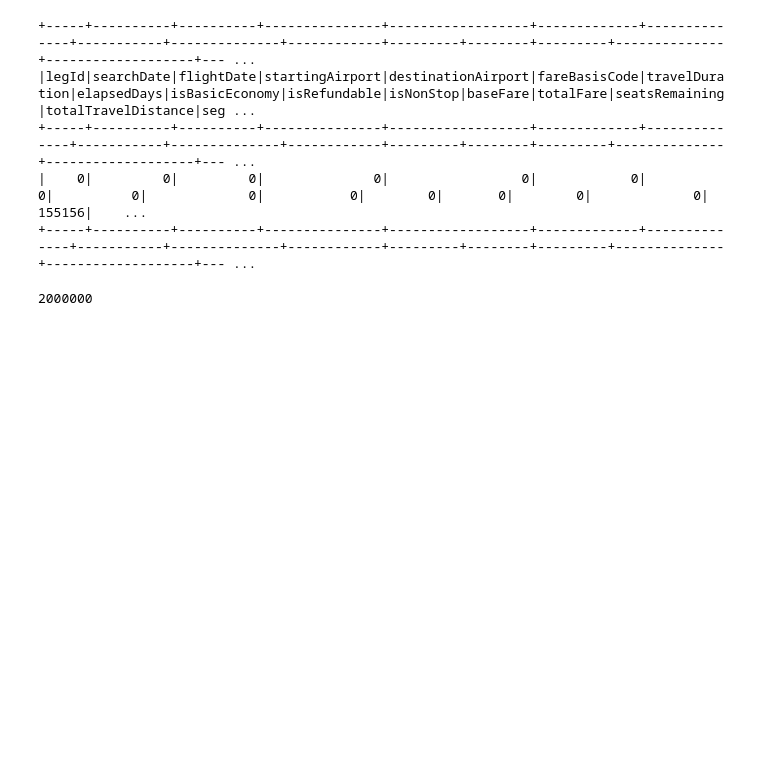
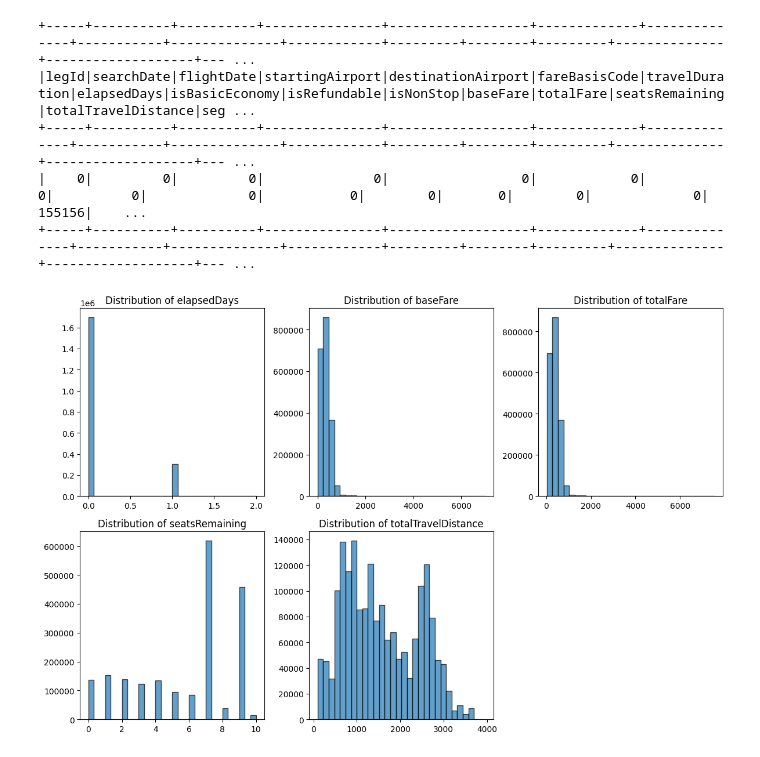
Before and after one commit to tngjody/bt4221-airfare-booking, a Jupyter notebook: BT4221_Group_20.ipynb, the cells around one changed output. Cells and saved outputs as stored; diff of their text form; code cells hidden in the pictures; blank space fills up the shorter version.

```diff
--- a/BT4221_Group_20.ipynb
+++ b/BT4221_Group_20.ipynb
@@ -21,7 +21,7 @@ from pyspark.sql import SparkSession
 spark = SparkSession.builder.appName("FlightPrices").getOrCreate()
 
 # Load Dataset
-flight_df = spark.read.csv("/content/drive/MyDrive/BT4221/flight.csv", header=True, inferSchema=True)
+flight_df = spark.read.csv("flight.csv", header=True, inferSchema=True)
 
 # Show a sample (5 rows) of the data
 flight_df.show(5, truncate=False)
@@ -76,16 +90,26 @@ missing_counts.show()
 +-----+----------+----------+---------------+------------------+-------------+--------------+-----------+--------------+------------+---------+--------+---------+--------------+-------------------+--- ...
 |    0|         0|         0|              0|                 0|            0|             0|          0|             0|           0|        0|       0|        0|             0|             155156|    ...
 +-----+----------+----------+---------------+------------------+-------------+--------------+-----------+--------------+------------+---------+--------+---------+--------------+-------------------+--- ...
-# %%
-# Remove rows with null values
-
-# clean_flight_data = flight_df.dropna(subset = )
-
-
-# Drop duplicates
-flight_df = flight_df.dropDuplicates()
-
-# Final Count
-flight_df.count()
-# %% [output]
-2000000
+# %%
+import matplotlib.pyplot as plt
+
+# Select only numeric columns
+numeric_cols = [col for col, dtype in flight_df.dtypes if dtype in ('int', 'double')]
+
+# Plot histograms directly from PySpark DataFrame
+plt.figure(figsize=(12, 8))
+
+for i, col_name in enumerate(numeric_cols, 1):
+    plt.subplot(2, 3, i)  # Creates a grid of subplots
+
+    # Collect data from PySpark DataFrame
+    data = flight_df.select(col_name).rdd.flatMap(lambda x: x).filter(lambda x: x is not None).collect()
+
+    # Plot histogram
+    plt.hist(data, bins=30, alpha=0.7, edgecolor='black')
+    plt.title(f"Distribution of {col_name}")
+
+plt.tight_layout()
+plt.show()
+# %% [output]
+[figure, added]
```
Also changed, not shown: parts of 1 cell of this notebook.
